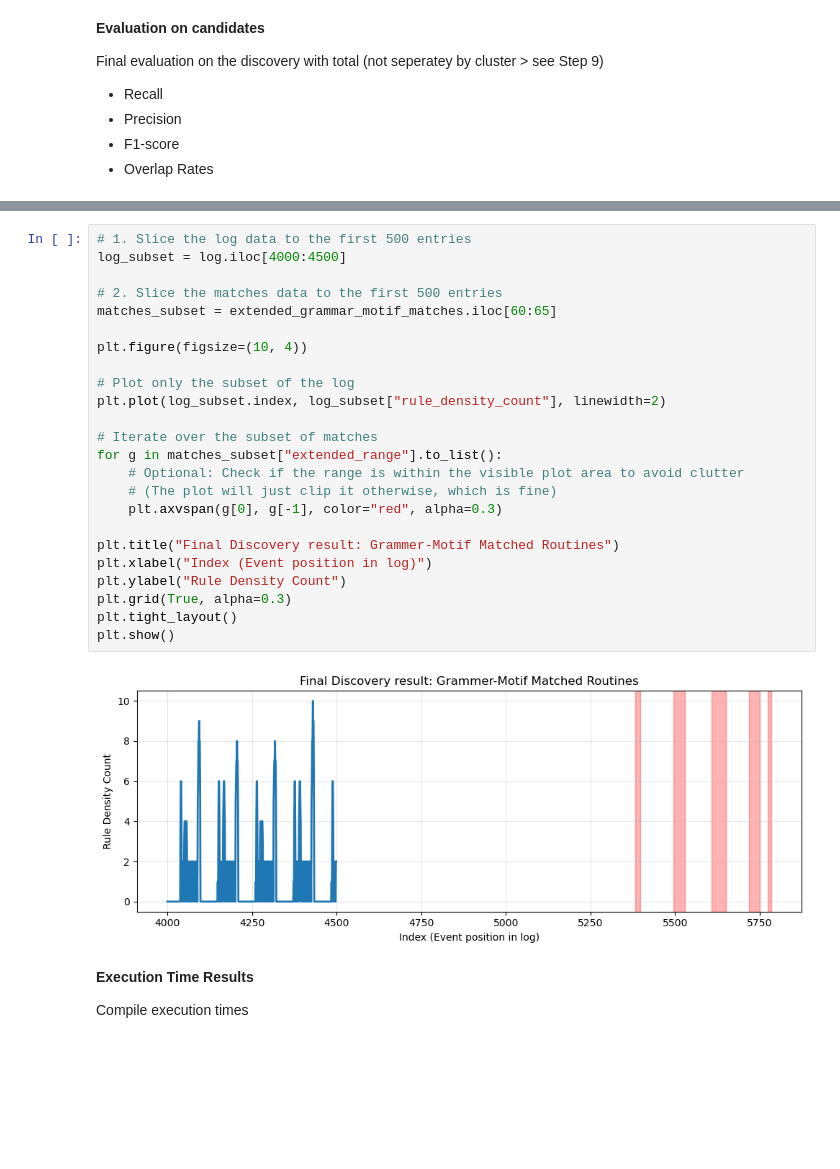
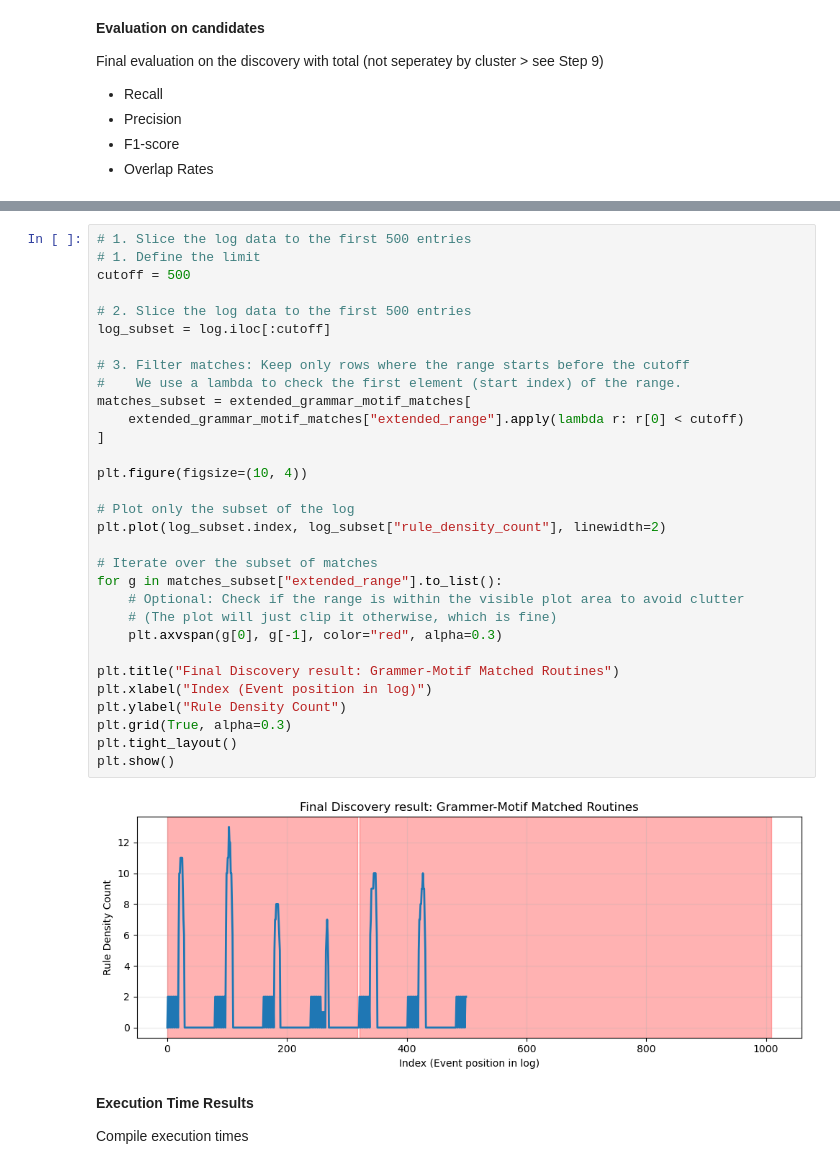
Before and after one commit to thohenadl/TSMDforUILogs, a Jupyter notebook: JupyterNotebooks/00_EX1.ipynb, the cells around one changed output, grey strips where cells are left out. Cells and saved outputs as stored; diff of their text form; blank space fills up the shorter version.

```diff
--- a/JupyterNotebooks/00_EX1.ipynb
+++ b/JupyterNotebooks/00_EX1.ipynb
@@ -629,29 +630,36 @@ Precision: 0.463, Recall: 0.500, F1: 0.481
-# %%
-# 1. Slice the log data to the first 500 entries
-log_subset = log.iloc[4000:4500]
-
-# 2. Slice the matches data to the first 500 entries
-matches_subset = extended_grammar_motif_matches.iloc[60:65]
-
-plt.figure(figsize=(10, 4))
-
-# Plot only the subset of the log
-plt.plot(log_subset.index, log_subset["rule_density_count"], linewidth=2)
-
-# Iterate over the subset of matches
-for g in matches_subset["extended_range"].to_list():
-    # Optional: Check if the range is within the visible plot area to avoid clutter
-    # (The plot will just clip it otherwise, which is fine)
-    plt.axvspan(g[0], g[-1], color="red", alpha=0.3)
-
-plt.title("Final Discovery result: Grammer-Motif Matched Routines")
-plt.xlabel("Index (Event position in log)")
-plt.ylabel("Rule Density Count")
-plt.grid(True, alpha=0.3)
-plt.tight_layout()
-plt.show()
-# %% [output]
-[figure, removed]
+# %%
+# 1. Slice the log data to the first 500 entries
+# 1. Define the limit
+cutoff = 500
+
+# 2. Slice the log data to the first 500 entries
+log_subset = log.iloc[:cutoff]
+
+# 3. Filter matches: Keep only rows where the range starts before the cutoff
+#    We use a lambda to check the first element (start index) of the range.
+matches_subset = extended_grammar_motif_matches[
+    extended_grammar_motif_matches["extended_range"].apply(lambda r: r[0] < cutoff)
+]
+
+plt.figure(figsize=(10, 4))
+
+# Plot only the subset of the log
+plt.plot(log_subset.index, log_subset["rule_density_count"], linewidth=2)
+
+# Iterate over the subset of matches
+for g in matches_subset["extended_range"].to_list():
+    # Optional: Check if the range is within the visible plot area to avoid clutter
+    # (The plot will just clip it otherwise, which is fine)
+    plt.axvspan(g[0], g[-1], color="red", alpha=0.3)
+
+plt.title("Final Discovery result: Grammer-Motif Matched Routines")
+plt.xlabel("Index (Event position in log)")
+plt.ylabel("Rule Density Count")
+plt.grid(True, alpha=0.3)
+plt.tight_layout()
+plt.show()
+# %% [output]
+[figure, added]
 # %% [markdown]
 **Execution Time Results**
 
```
Also changed, not shown: parts of 6 cells of this notebook, 9 other files.
